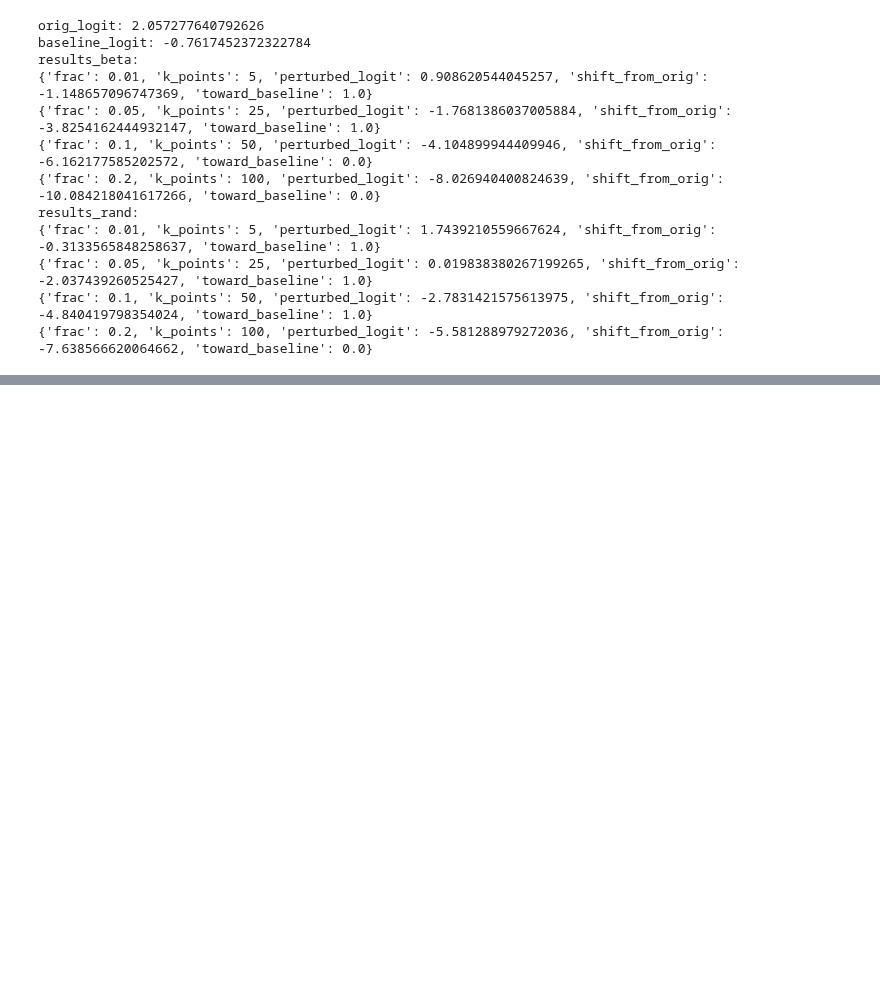
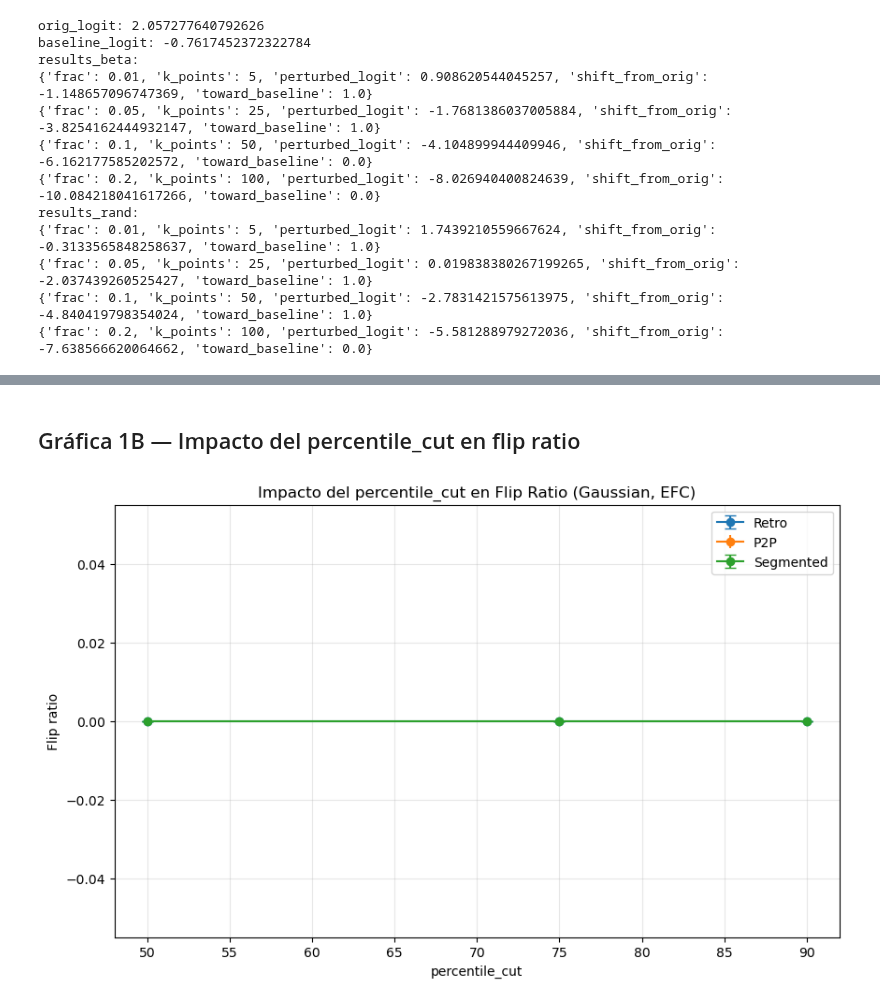
Before and after one commit to lgalarra/xai-for-minirocket, a Jupyter notebook: code/XAIMiniRocket2.ipynb, the cells around one changed output, grey strips where cells are left out. Saved outputs shown, nothing was run; the diff lists cells and outputs as text; code cells hidden in the pictures; blank space fills up the shorter version.

```diff
--- a/code/XAIMiniRocket2.ipynb
+++ b/code/XAIMiniRocket2.ipynb
@@ -1313,0 +1970,35 @@ results_rand:
+# %% [markdown]
+## Gráfica 1B — Impacto del percentile_cut en flip ratio
+# %%
+plt.figure(figsize=(10,6))
+
+for tech_name, prefix in TECHS.items():
+    _, _, flip_col = metric_columns(prefix)
+
+    tmp = dfg[[flip_col, "percentile_cut"]].dropna()
+    tmp = tmp[tmp[flip_col] >= 0]
+
+    agg = (
+        tmp.groupby("percentile_cut")[flip_col]
+           .agg(["mean", "std"])
+           .reset_index()
+           .sort_values("percentile_cut")
+    )
+
+    plt.errorbar(
+        agg["percentile_cut"],
+        agg["mean"],
+        yerr=agg["std"],
+        marker="o",
+        capsize=4,
+        label=tech_name
+    )
+
+plt.xlabel("percentile_cut")
+plt.ylabel("Flip ratio")
+plt.title("Impacto del percentile_cut en Flip Ratio (Gaussian, EFC)")
+plt.grid(alpha=0.3)
+plt.legend()
+plt.show()
+# %% [output]
+[figure, added]
```
Also changed, not shown: parts of 19 cells of this notebook.
